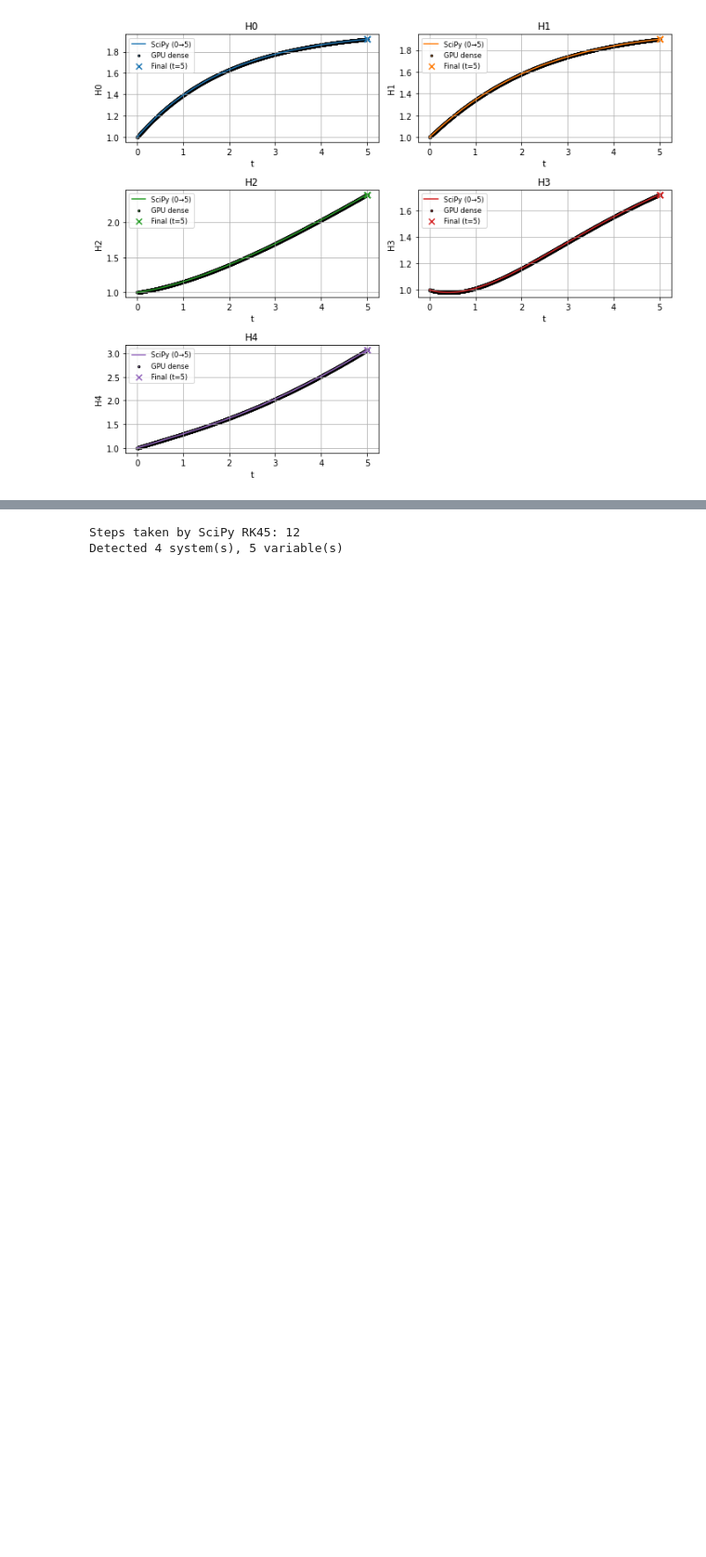
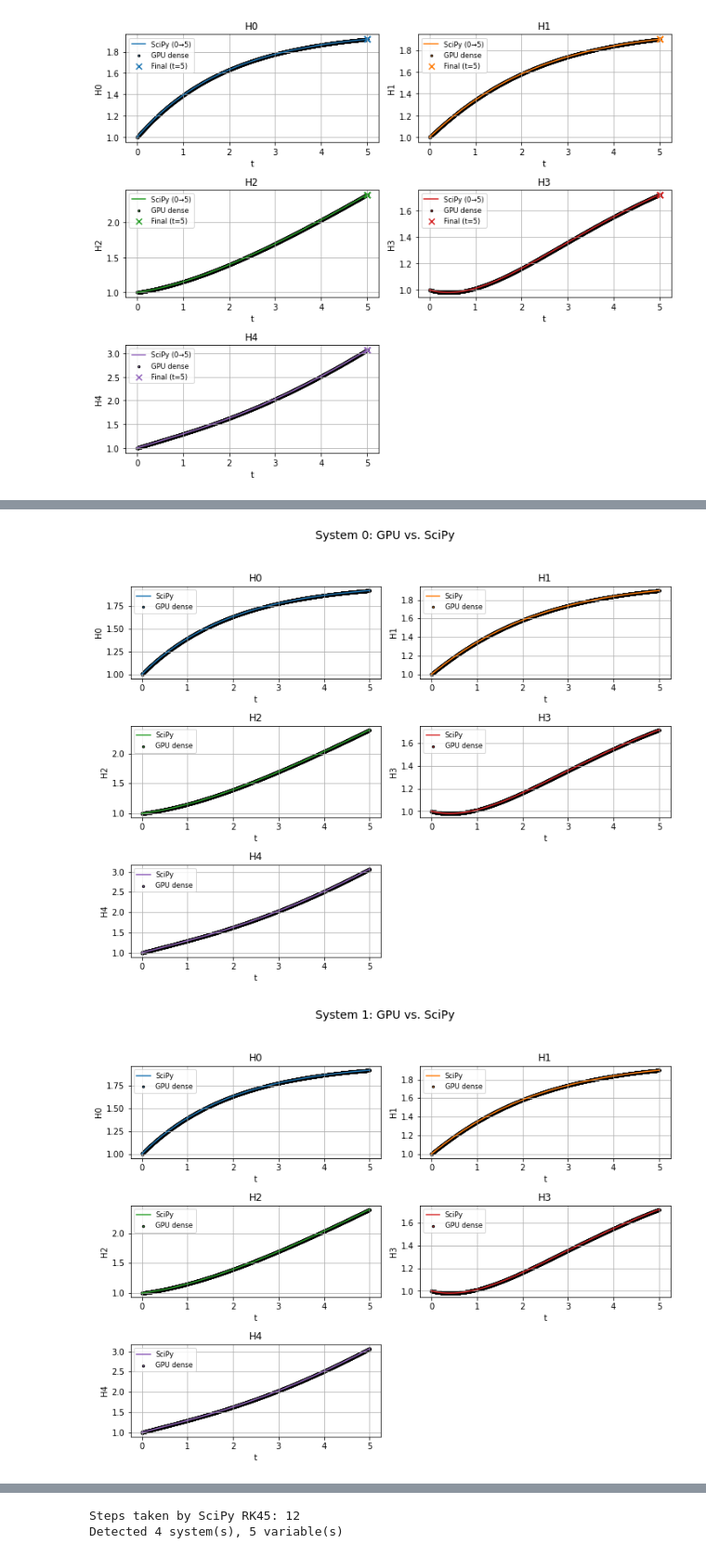
Before and after one commit to PrincetonUniversity/Tiger_HLM_GPU, a Jupyter notebook: src/model_dummy_python.ipynb, the cells around one changed output, grey strips where cells are left out. Shown at 93% size. Saved outputs shown, nothing was run; the diff lists cells and outputs as text; code cells hidden in the pictures; blank space fills up the shorter version.

```diff
--- a/src/model_dummy_python.ipynb
+++ b/src/model_dummy_python.ipynb
@@ -199,29 +244,54 @@ plt.show()
 # %%
-# Solve from GPU‐initial state and compare to SciPy final
-y0_gpu = H_gpu_tau0[0]
-sol_gpu_init = solve_ivp(
-    rhs,
-    t_span,
-    y0_gpu,
-    method="RK45",
-    rtol=1e-6,
-    atol=1e-9,
-    dense_output=True
-)
-H_scipy_final = sol_gpu_init.sol(t_span[1])
-H_gpu_final = H_final[0]
+# Detailed GPU vs. SciPy for each system
+n_scipy_steps = len(sol_gpu_init.t)
+print(f"\nSteps taken by SciPy RK45: {n_scipy_steps}")
 
-print("SciPy final at t=5:     ", H_scipy_final)
-print("GPU final  from CSV:    ", H_gpu_final)
+col_regex = re.compile(r"([A-Za-z]+)(\d+)_sys(\d+)")
+systems = {}
+for col in dense_df.columns:
+    m = col_regex.fullmatch(col)
+    if not m:
+        continue
+    var_idx = int(m.group(2))
+    sys_idx = int(m.group(3))
+    systems.setdefault(sys_idx, {})[var_idx] = col
 
-abs_err = np.abs(H_gpu_final - H_scipy_final)
-rel_err = abs_err / (np.abs(H_scipy_final) + 1e-16)
+num_systems = len(systems)
+num_vars = max(len(v) for v in systems.values())
+print(f"Detected {num_systems} system(s), {num_vars} variable(s)")
 
-print("\nAbsolute errors:")
-for i in range(5):
-    print(f" H{i}: {abs_err[i]:.2e}")
+t_fine = np.linspace(*t_span, 1000)
+for s_idx, col_map in systems.items():
+    H_gpu_s = np.vstack([dense_df[col_map[i]].values for i in range(num_vars)]).T
+    y0_s = H_gpu_s[0]
 
-print("\nRelative errors:")
-for i in range(5):
-    print(f" H{i}: {rel_err[i]:.2e}")
+    sol_s = solve_ivp(
+        rhs,
+        t_span,
+        y0_s,
+        method="RK45",
+        rtol=1e-6,
+        atol=1e-9,
+        dense_output=True
+    )
+    Y_fine_s = sol_s.sol(t_fine).T
+
+    plt.figure(figsize=(10, 8))
+    plt.suptitle(f"System {s_idx}: GPU vs. SciPy", fontsize=14)
+    for i in range(num_vars):
+        ax = plt.subplot(3, 2, i + 1)
+        ax.plot(t_fine, Y_fine_s[:, i], "-", label="SciPy", color=f"C{i}")
+        ax.scatter(times_gpu, H_gpu_s[:, i], s=6,
+                   label="GPU dense", color=f"C{i}", edgecolor="k")
+        ax.set_title(f"H{i}")
+        ax.set_xlabel("t")
+        ax.set_ylabel(f"H{i}")
+        ax.legend(fontsize="small")
+        ax.grid(True)
+
+    if num_vars < 6:
+        plt.subplot(3, 2, 6).axis("off")
+
+    plt.tight_layout(rect=[0, 0, 1, 0.95])
+    plt.show()
 # %% [output]
@@ -243,0 +300,2 @@ Relative errors:
+[figure, added]
+[figure, added]
```
Also changed, not shown: parts of 9 cells of this notebook, 16 other files.
